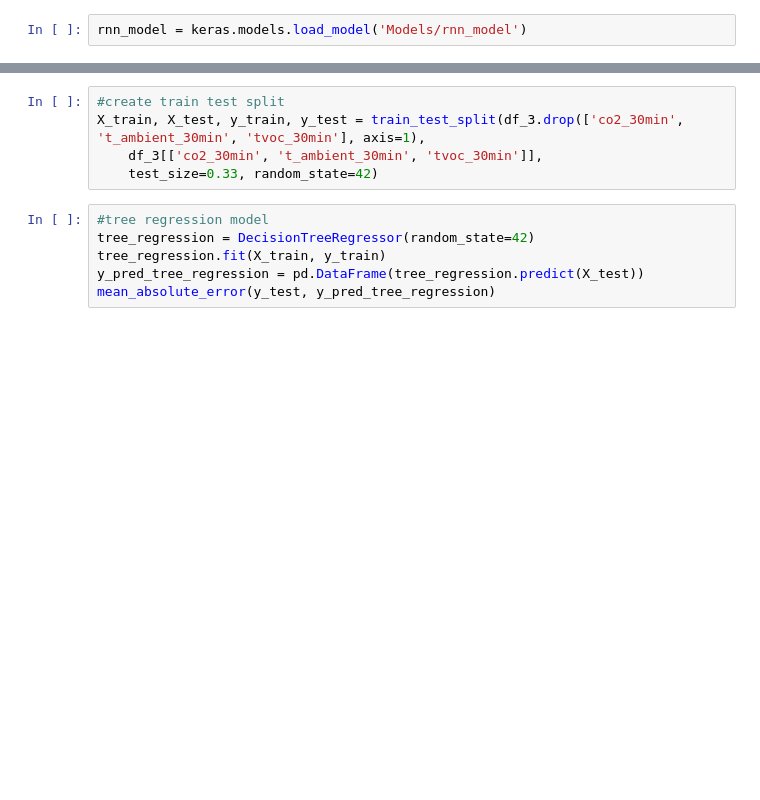
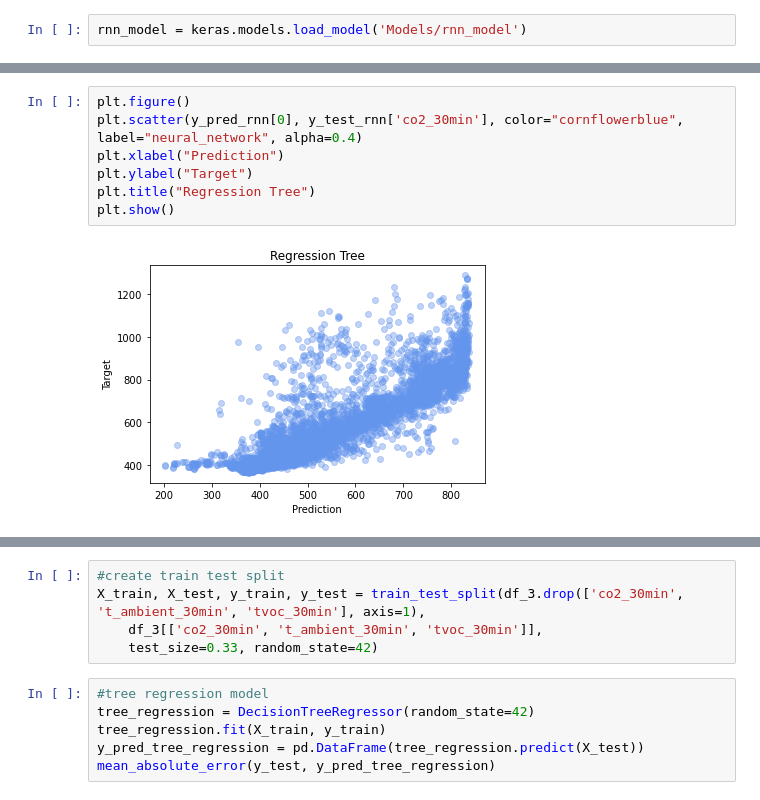
Before and after one commit to Emonster997/clarify2.0, a Jupyter notebook: data_agreggation.ipynb, the cells around one changed output, grey strips where cells are left out. Cells and saved outputs as stored; diff of their text form; blank space fills up the shorter version.

Commit message:
new graphs

```diff
--- a/data_agreggation.ipynb
+++ b/data_agreggation.ipynb
@@ -220,3 +210,12 @@ plt.show()
+# %%
+plt.figure()
+plt.scatter(y_pred_rnn[0], y_test_rnn['co2_30min'], color="cornflowerblue", label="neural_network", alpha=0.4)
+plt.xlabel("Prediction")
+plt.ylabel("Target")
+plt.title("Regression Tree")
+plt.show()
+# %% [output]
+[figure, added]
 # %%
 print(np.sort(y_pred_rnn[0]))
 # %% [output]
```
Also changed, not shown: parts of 17 cells of this notebook, 8 other files.
